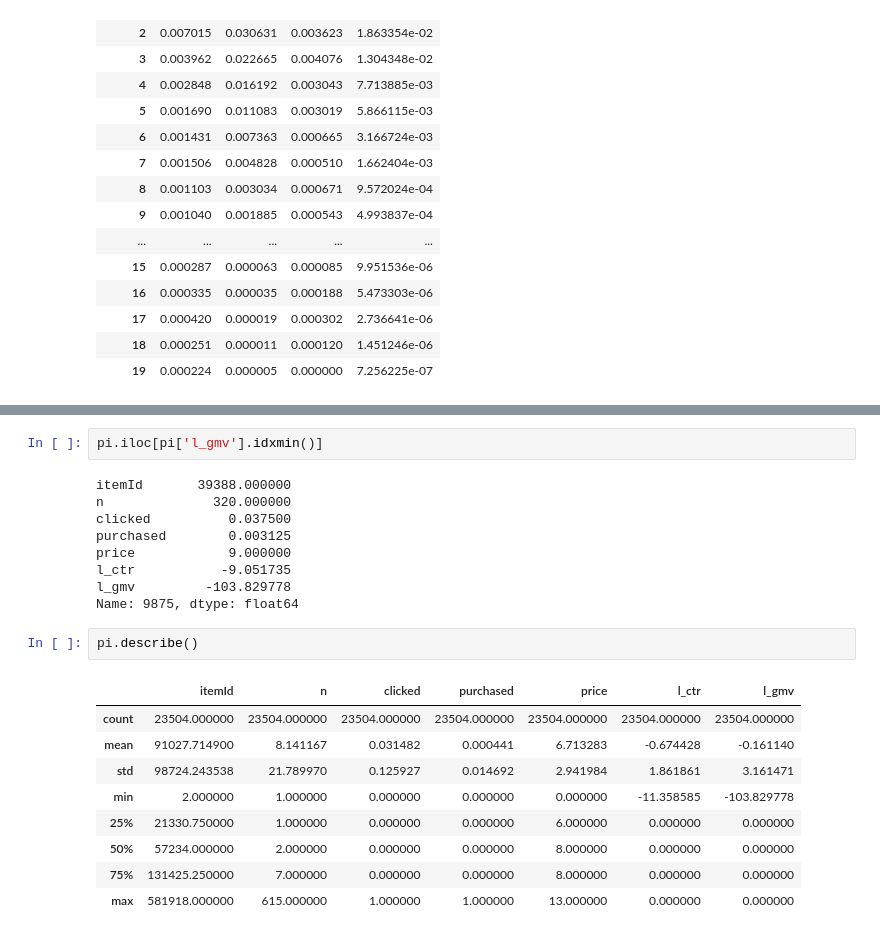
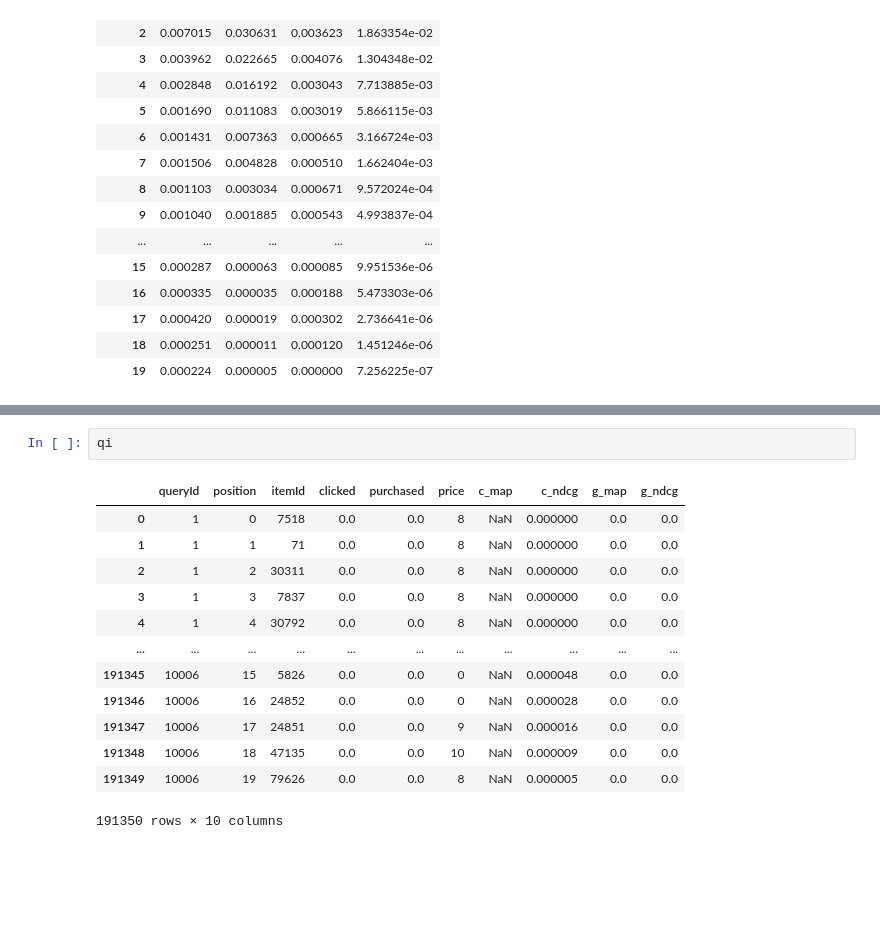
Before and after one commit to asy51/pareto, a Jupyter notebook: digi.ipynb, the cells around one changed output, grey strips where cells are left out. Drawn from its saved outputs; the diff is of its cells as text; blank space fills up the shorter version.

```diff
--- a/digi.ipynb
+++ b/digi.ipynb
@@ -152,23 +166,16 @@ plt.show()
-# %%
-pi.iloc[pi['l_gmv'].idxmin()]
-# %% [output]
-itemId       39388.000000
-n              320.000000
-clicked          0.037500
-purchased        0.003125
-price            9.000000
-l_ctr           -9.051735
-l_gmv         -103.829778
-Name: 9875, dtype: float64
-# %%
-pi.describe()
-# %% [output]
-|  | itemId | n | clicked | purchased | price | l_ctr | l_gmv |
-| count | 23504.000000 | 23504.000000 | 23504.000000 | 23504.000000 | 23504.000000 | 23504.000000 | 23504.000000 |
-| mean | 91027.714900 | 8.141167 | 0.031482 | 0.000441 | 6.713283 | -0.674428 | -0.161140 |
-| std | 98724.243538 | 21.789970 | 0.125927 | 0.014692 | 2.941984 | 1.861861 | 3.161471 |
-| min | 2.000000 | 1.000000 | 0.000000 | 0.000000 | 0.000000 | -11.358585 | -103.829778 |
-| 25% | 21330.750000 | 1.000000 | 0.000000 | 0.000000 | 6.000000 | 0.000000 | 0.000000 |
-| 50% | 57234.000000 | 2.000000 | 0.000000 | 0.000000 | 8.000000 | 0.000000 | 0.000000 |
-| 75% | 131425.250000 | 7.000000 | 0.000000 | 0.000000 | 8.000000 | 0.000000 | 0.000000 |
-| max | 581918.000000 | 615.000000 | 1.000000 | 1.000000 | 13.000000 | 0.000000 | 0.000000 |
+# %%
+qi
+# %% [output]
+|  | queryId | position | itemId | clicked | purchased | price | c_map | c_ndcg | g_map | g_ndcg |
+| 0 | 1 | 0 | 7518 | 0.0 | 0.0 | 8 | NaN | 0.000000 | 0.0 | 0.0 |
+| 1 | 1 | 1 | 71 | 0.0 | 0.0 | 8 | NaN | 0.000000 | 0.0 | 0.0 |
+| 2 | 1 | 2 | 30311 | 0.0 | 0.0 | 8 | NaN | 0.000000 | 0.0 | 0.0 |
+| 3 | 1 | 3 | 7837 | 0.0 | 0.0 | 8 | NaN | 0.000000 | 0.0 | 0.0 |
+| 4 | 1 | 4 | 30792 | 0.0 | 0.0 | 8 | NaN | 0.000000 | 0.0 | 0.0 |
+| ... | ... | ... | ... | ... | ... | ... | ... | ... | ... | ... |
+| 191345 | 10006 | 15 | 5826 | 0.0 | 0.0 | 0 | NaN | 0.000048 | 0.0 | 0.0 |
+| 191346 | 10006 | 16 | 24852 | 0.0 | 0.0 | 0 | NaN | 0.000028 | 0.0 | 0.0 |
+| 191347 | 10006 | 17 | 24851 | 0.0 | 0.0 | 9 | NaN | 0.000016 | 0.0 | 0.0 |
+| 191348 | 10006 | 18 | 47135 | 0.0 | 0.0 | 10 | NaN | 0.000009 | 0.0 | 0.0 |
+| 191349 | 10006 | 19 | 79626 | 0.0 | 0.0 | 8 | NaN | 0.000005 | 0.0 | 0.0 |
+191350 rows × 10 columns
```
Also changed, not shown: parts of 5 cells of this notebook.
